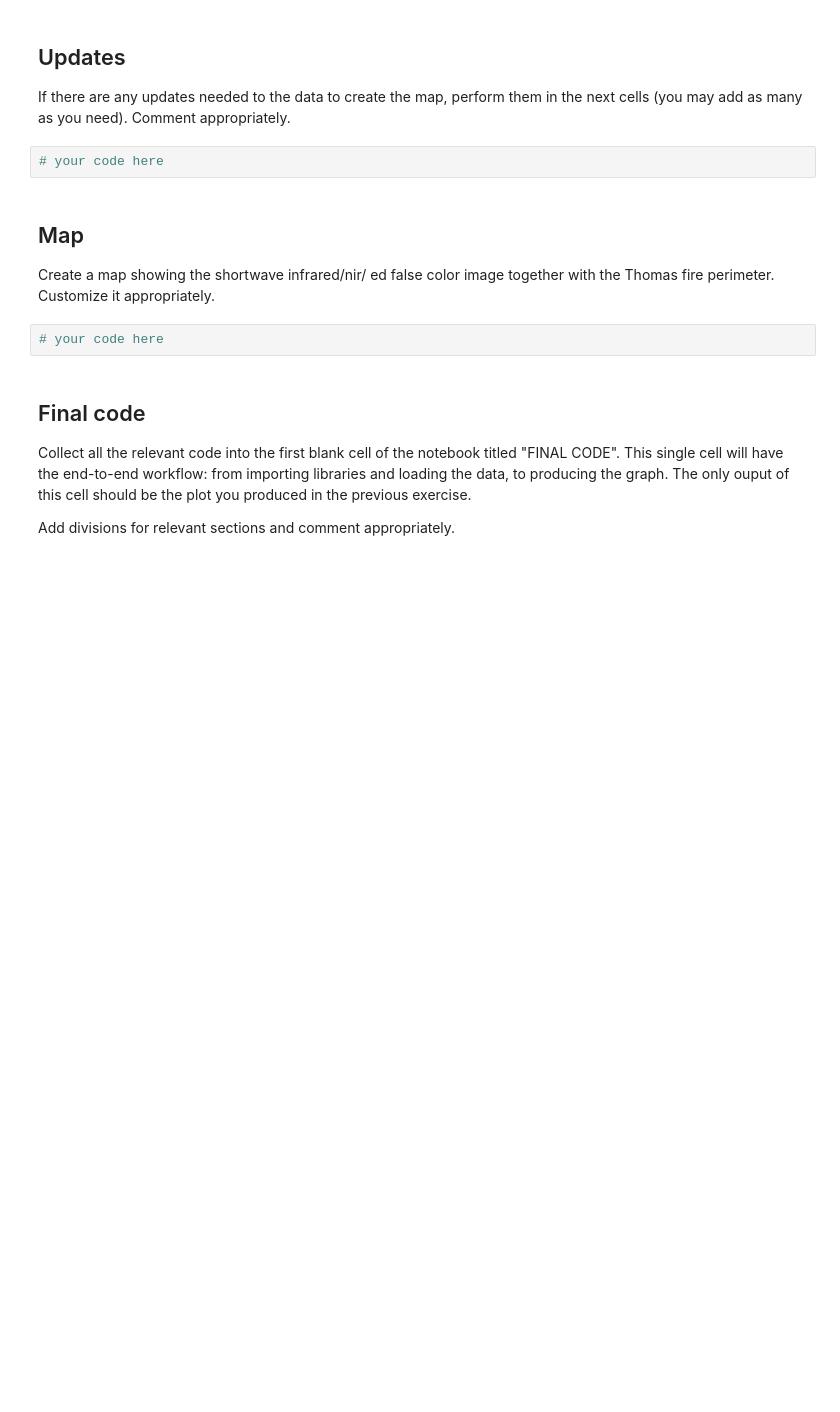
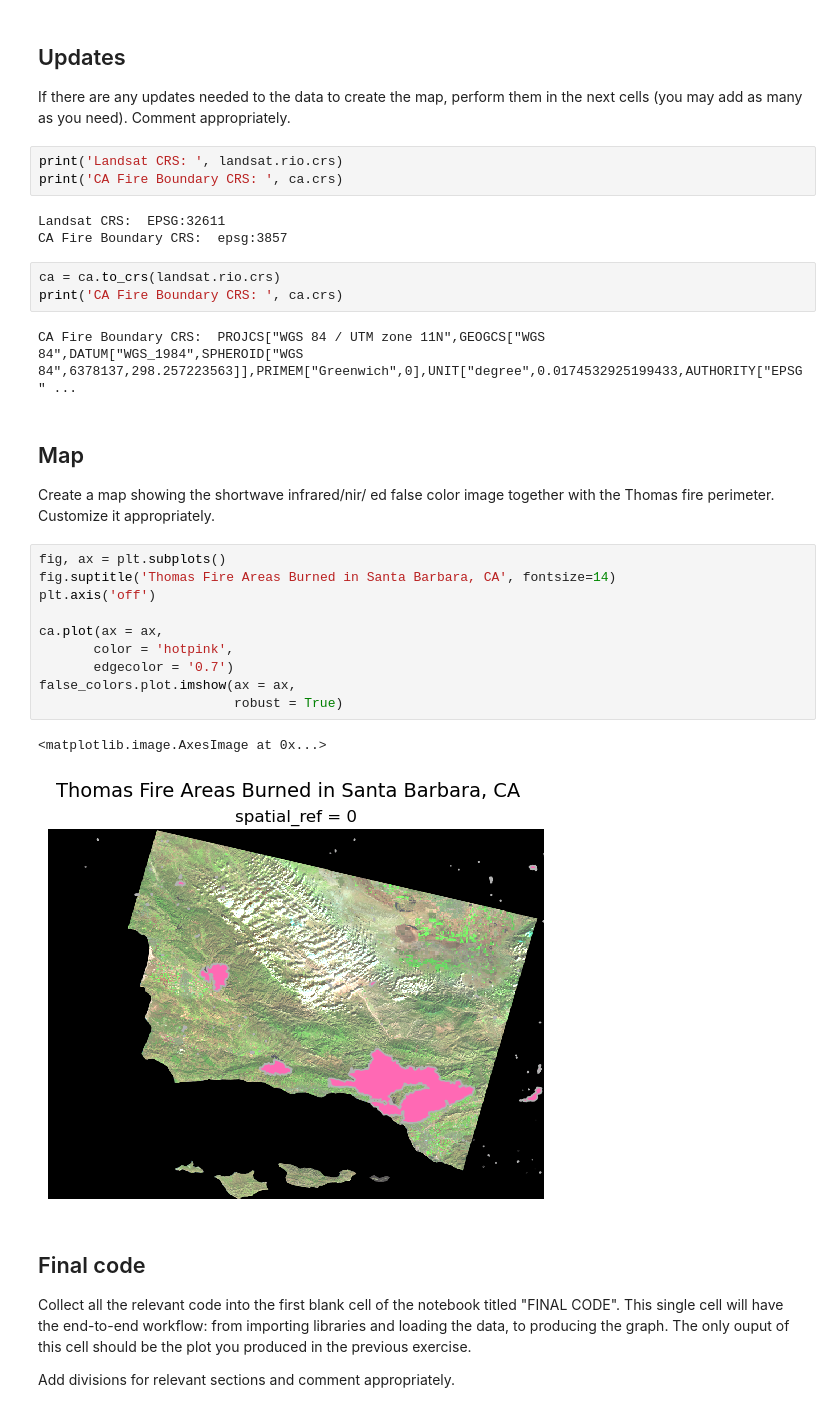
Before and after one commit to saingersoll/eds220-hwk-4, a Jupyter notebook: hwk4-task2-false-color.ipynb, the cells around one changed output. Drawn from its saved outputs; the diff is of its cells as text; blank space fills up the shorter version.

```diff
--- a/hwk4-task2-false-color.ipynb
+++ b/hwk4-task2-false-color.ipynb
@@ -285,14 +238,34 @@ Clipping input data to the valid range for imshow with RGB data ([0..1] for floa
 If there are any updates needed to the data to create the map, perform them in the next cells (you may add as many as you need).
 Comment appropriately.
 # %%
-# your code here
+print('Landsat CRS: ', landsat.rio.crs)
+print('CA Fire Boundary CRS: ', ca.crs)
+# %% [output]
+Landsat CRS:  EPSG:32611
+CA Fire Boundary CRS:  epsg:3857
+# %%
+ca = ca.to_crs(landsat.rio.crs)
+print('CA Fire Boundary CRS: ', ca.crs)
+# %% [output]
+CA Fire Boundary CRS:  PROJCS["WGS 84 / UTM zone 11N",GEOGCS["WGS 84",DATUM["WGS_1984",SPHEROID["WGS 84",6378137,298.257223563]],PRIMEM["Greenwich",0],UNIT["degree",0.0174532925199433,AUTHORITY["EPSG" ...
 # %% [markdown]
 ## Map
 
 Create a map showing the shortwave infrared/nir/ ed false color image together with the Thomas fire perimeter.
 Customize it appropriately.
 # %%
-# your code here
+fig, ax = plt.subplots()
+fig.suptitle('Thomas Fire Areas Burned in Santa Barbara, CA', fontsize=14)
+plt.axis('off')
+
+ca.plot(ax = ax,
+       color = 'hotpink',
+       edgecolor = '0.7')
+false_colors.plot.imshow(ax = ax,
+                         robust = True)
+# %% [output]
+<matplotlib.image.AxesImage at 0x...>
+[figure, added]
 # %% [markdown]
 ## Final code
 
```
Also changed, not shown: parts of 18 cells of this notebook, 1 other file.
